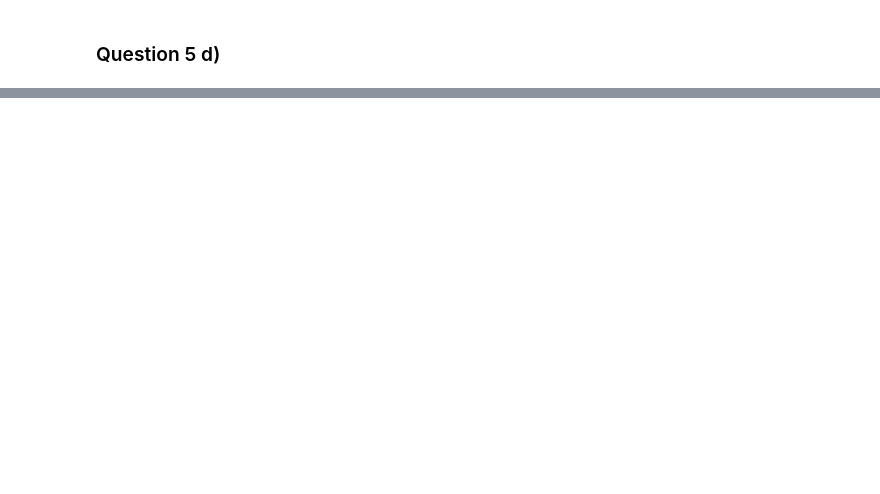
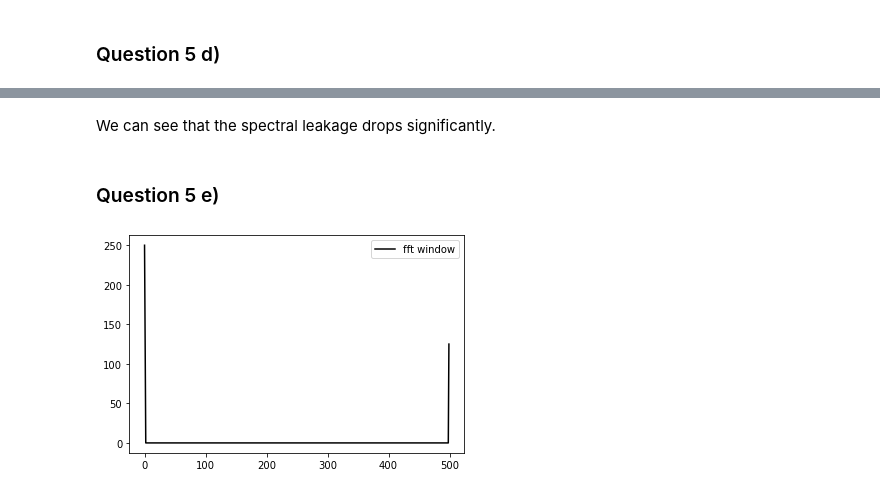
Before and after one commit to megancvitan/PHYS512-Computational-Physics, a Jupyter notebook: assignment_4/question_5.ipynb, the cells around one changed output, grey strips where cells are left out. Drawn from its saved outputs; the diff is of its cells as text; code cells hidden in the pictures; blank space fills up the shorter version.

```diff
--- a/assignment_4/question_5.ipynb
+++ b/assignment_4/question_5.ipynb
@@ -52,0 +93,12 @@ def window(x,N):
+# %% [markdown]
+We can see that the spectral leakage drops significantly.
+# %% [markdown]
+### Question 5 e)
+# %%
+win = np.fft.fft(window(x,N))
+plt.plot(np.abs(win),'-',color='black',label='fft window')
+plt.legend()
+plt.savefig('q5_window_function_2')
+plt.show()
+# %% [output]
+[figure, added]
```
Also changed, not shown: parts of 6 cells of this notebook, 4 other files.
